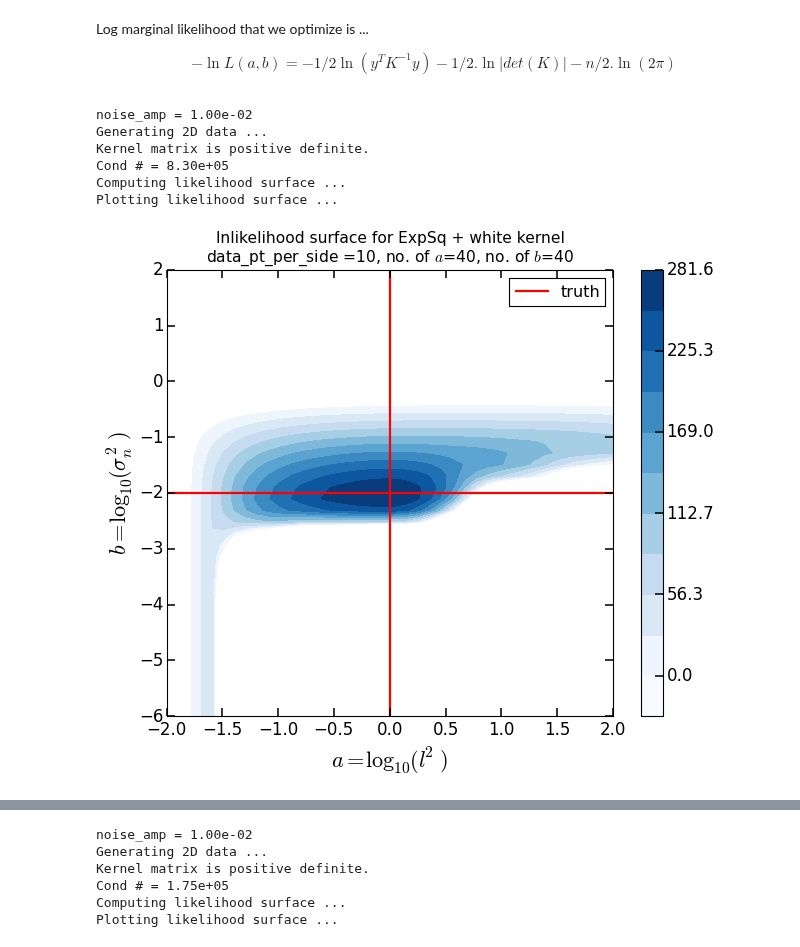
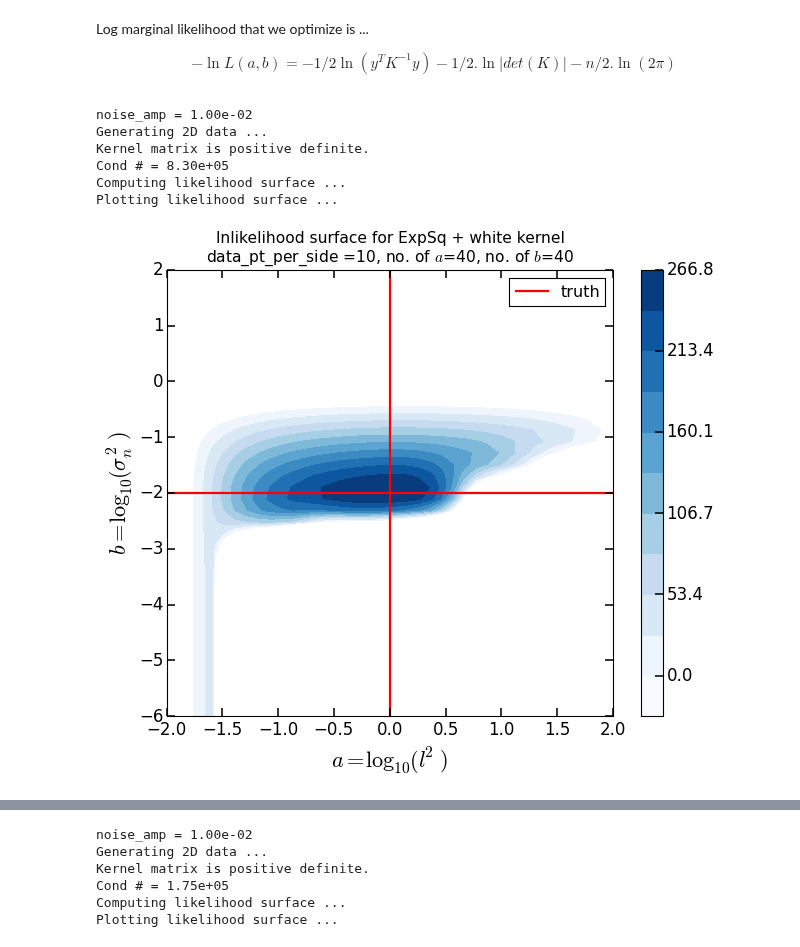
Before and after one commit to karenyyng/shear_gp, a Jupyter notebook: prototypes/visualize_likelihood_surface_w_WhiteKernel.ipynb, the cells around one changed output, grey strips where cells are left out. Drawn from its saved outputs; the diff is of its cells as text; code cells hidden in the pictures.

```diff
--- a/prototypes/visualize_likelihood_surface_w_WhiteKernel.ipynb
+++ b/prototypes/visualize_likelihood_surface_w_WhiteKernel.ipynb
@@ -51,35 +51,35 @@ Log marginal likelihood that we optimize is ...
 inv_lambda = 1.
 l_sq = 1.
 noise_amp = 1e-2
 p0_rng = (0.01, 100.)
 p0_grid_pts = 40
 p1_rng = (1e-6, 100.)
 p1_grid_pts = 40
 
-rng = (0, 10.)
+rng = (0, 1.)
 data_pts_no_per_side = 10
 
 p0_grid, p1_grid, likelihood_surface = \
     fit.compute_log10_transformed_ln_likelihood_surface(
     inv_lambda, l_sq, noise_amp, kernels,
     data_pts_no_per_side, p0_rng=p0_rng,
     p1_rng=p1_rng, p0_grid_pts=p0_grid_pts,
     p1_grid_pts=p1_grid_pts, regular_grid=True)
 
 _ = dplot.plot_log10_transformed_ln_likelihood_surface(
     (l_sq, noise_amp), p0_grid, p1_grid, likelihood_surface,
     "ExpSq + white kernel", data_pts_no_per_side,
     r"$a = \log_{10}(l^2)$",
     r"$b = \log_{10}(\sigma_n^2)$",
 )
 # %% [output]
 noise_amp = 1.00e-02
 Generating 2D data ...
 Kernel matrix is positive definite.
 Cond # = 8.30e+05
 Computing likelihood surface ...
 Plotting likelihood surface ...
-[figure, old version]
+[figure, new version]
 # %%
 inv_lambda = 1.
 l_sq = 1.
```
Also changed, not shown: parts of 2 cells of this notebook, 1 other file.
